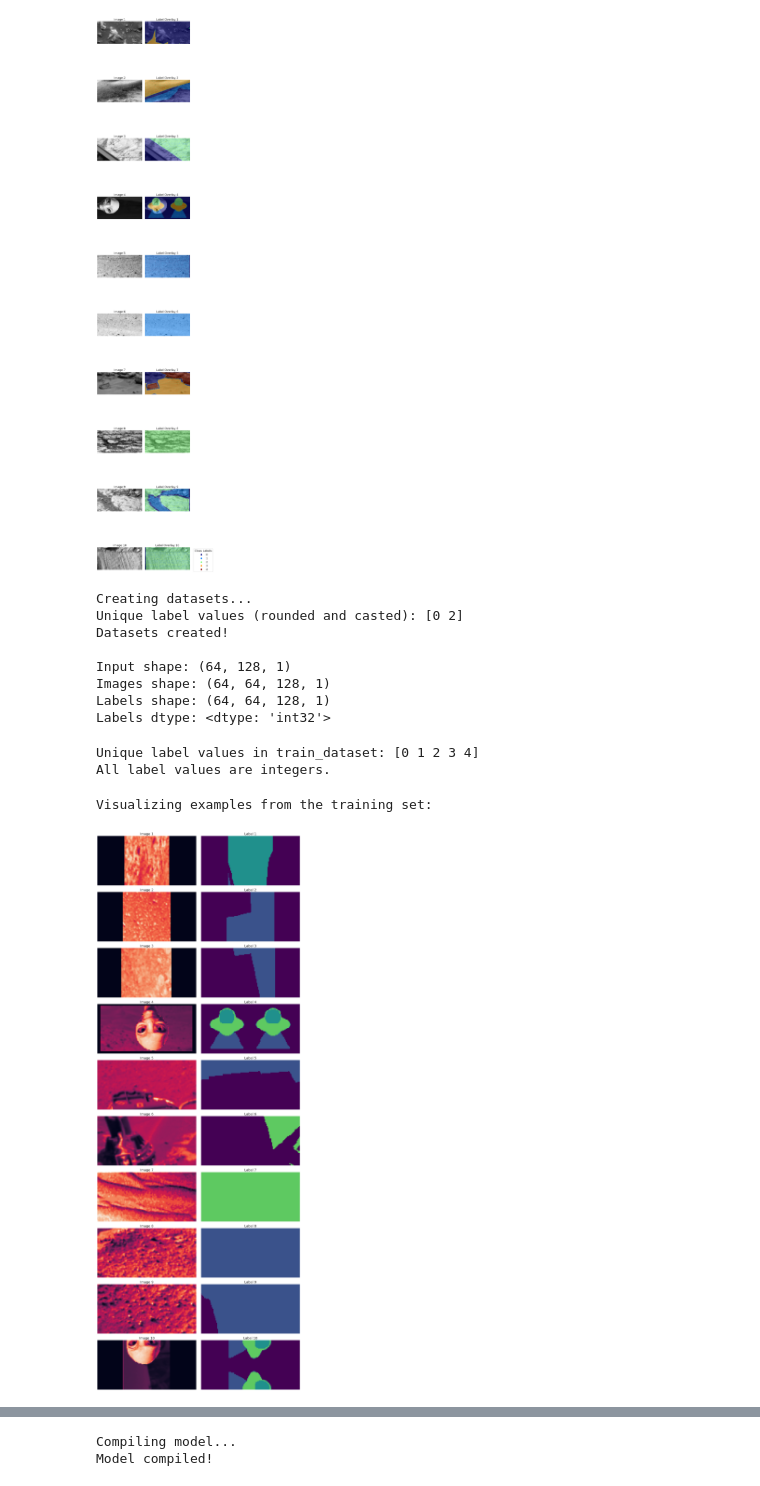
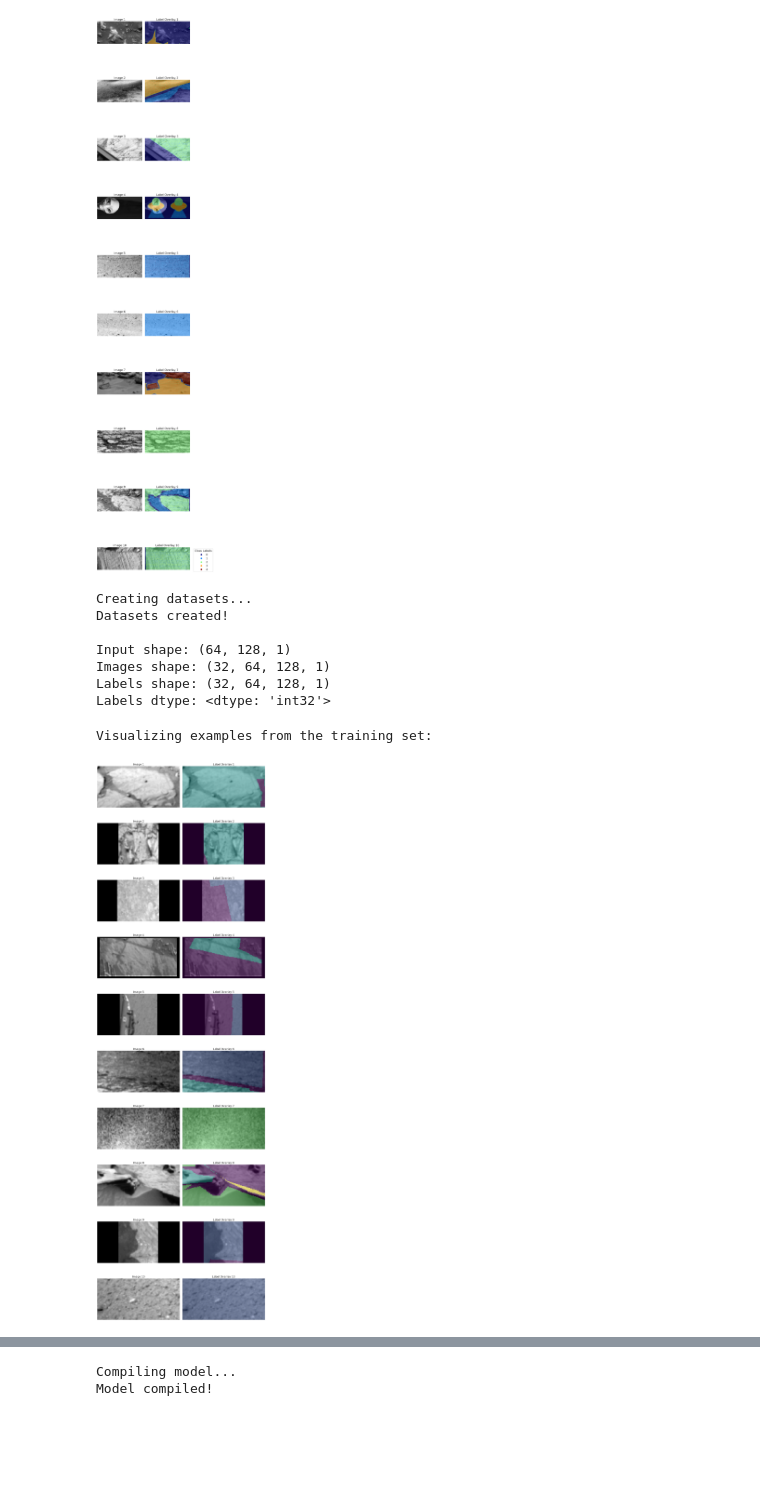
Before and after one commit to Kopyshevskiy/AN2DL_ch2, a Jupyter notebook: mattia/01_Homework2_model1_PeruzziMattia.ipynb, the cells around one changed output, grey strips where cells are left out. Cells and saved outputs as stored; diff of their text form; code cells hidden in the pictures; blank space fills up the shorter version.

```diff
--- a/mattia/01_Homework2_model1_PeruzziMattia.ipynb
+++ b/mattia/01_Homework2_model1_PeruzziMattia.ipynb
@@ -218,13 +191,9 @@ def load_single_image(image, label, input_size=(64, 128)):
     """
     Load a single image-label pair with the correct shape.
     """
-    # Read and preprocess the image
-    image = tf.cast(image, tf.float32) / 255.0
 
     # Read and preprocess the label
-    label = tf.round(label)  # Round to nearest integer
-    label = tf.cast(label, tf.int32)
-
+    label = tf.cast(label, tf.int32)  # Ensure label is integer type
     return image, label
 # %%
 def apply_category_mapping(label):
@@ -322,13 +295,13 @@ def make_dataset(image_paths, label_paths, batch_size, shuffle=True, augment=Fal
     return dataset
 # %%
 # Set batch size for training
-BATCH_SIZE = 64
+BATCH_SIZE = 32
 
 # Set learning rate for the optimiser
 LEARNING_RATE = 1e-3
 
 # Set early stopping patience threshold
-PATIENCE = 5
+PATIENCE = 8
 
 # Set maximum number of training epochs
 EPOCHS = 50
@@ -351,10 +324,6 @@ val_dataset = make_dataset(
     seed=seed
 )
 
-
-# Debug: Print unique values of the label to verify
-tf.print("Unique label values (rounded and casted):", tf.unique(tf.reshape(y_train[4], [-1]))[0])
-
 print("Datasets created!")
 
 # Check the shape of the data
@@ -367,26 +336,12 @@ for images, labels in train_dataset.take(1):
     break
 # %% [output]
 Creating datasets...
-Unique label values (rounded and casted): [0 2]
 Datasets created!
 
 Input shape: (64, 128, 1)
-Images shape: (64, 64, 128, 1)
-Labels shape: (64, 64, 128, 1)
+Images shape: (32, 64, 128, 1)
+Labels shape: (32, 64, 128, 1)
 Labels dtype: <dtype: 'int32'>
-# %%
-for images, labels in train_dataset.take(1):
-    unique_labels = np.unique(labels.numpy())
-    print("Unique label values in train_dataset:", unique_labels)
-
-    # Verifica se tutti i valori sono interi
-    if np.all(unique_labels == unique_labels.astype(int)):
-        print("All label values are integers.")
-    else:
-        print("Warning: Found non-integer label values.")
-# %% [output]
-Unique label values in train_dataset: [0 1 2 3 4]
-All label values are integers.
 # %%
 def create_segmentation_colormap(num_classes):
     """
@@ -412,38 +367,45 @@ def apply_colormap(label, colormap=None):
 
     return colored
 
-def plot_sample_batch(dataset, num_samples=3):
+def plot_sample_batch(dataset, num_samples=3, class_names=None):
     """
-    Display some image and label pairs from the dataset.
+    Display some image and label pairs from the dataset with label overlays.
     """
-    plt.figure(figsize=(15, 4*num_samples))
+    plt.figure(figsize=(15, 5 * num_samples))
 
     for images, labels in dataset.take(1):
         labels_np = labels.numpy()
         num_classes = len(np.unique(labels_np))
         colormap = create_segmentation_colormap(num_classes)
 
         for j in range(min(num_samples, len(images))):
             # Plot original image
             plt.subplot(num_samples, 2, j*2 + 1)
-            plt.imshow(images[j])
+            plt.imshow(images[j].numpy().squeeze(), cmap='gray')  # Display grayscale image
             plt.title(f'Image {j+1}')
             plt.axis('off')
 
-            # Plot colored label
+            # Plot image with label overlay
             plt.subplot(num_samples, 2, j*2 + 2)
+            plt.imshow(images[j].numpy().squeeze(), cmap='gray')  # Display grayscale image as background
             colored_label = apply_colormap(labels_np[j], colormap)
-            plt.imshow(colored_label)
-            plt.title(f'Label {j+1}')
+            plt.imshow(colored_label, alpha=0.5)  # Overlay label with transparency
+            plt.title(f'Label Overlay {j+1}')
             plt.axis('off')
+
+        # Add legend if class names are provided
+        if class_names is not None:
+            handles = [plt.Line2D([0], [0], marker='o', color='w', markerfacecolor=colormap(i), markersize=10)
+                       for i in range(len(class_names))]
+            plt.legend(handles, class_names, title="Class Labels", bbox_to_anchor=(1.05, 1), loc='upper left')
 
     plt.tight_layout()
     plt.show()
     plt.close()
 
 # Visualize examples from the training set
 print("Visualizing examples from the training set:")
 plot_sample_batch(train_dataset, num_samples=10)
 # %% [output]
 Visualizing examples from the training set:
-[figure, old version]
+[figure, new version]
```
Also changed, not shown: parts of 21 cells of this notebook.
